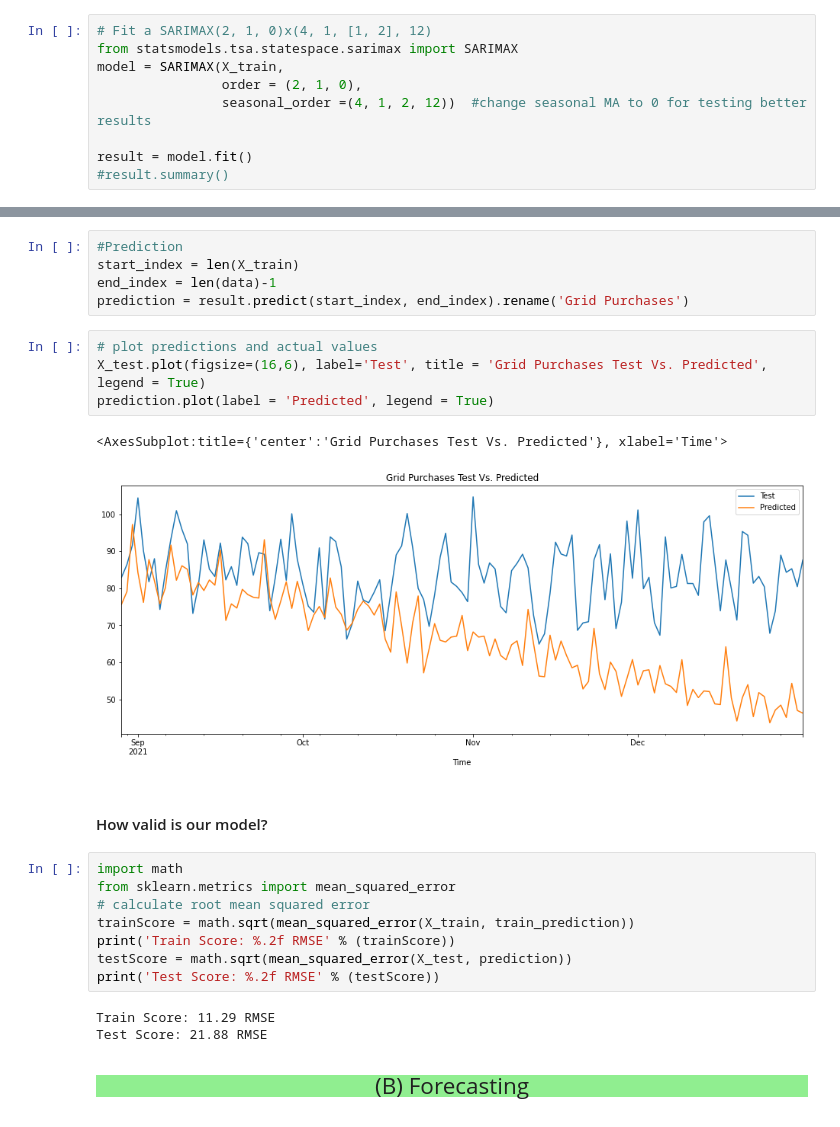
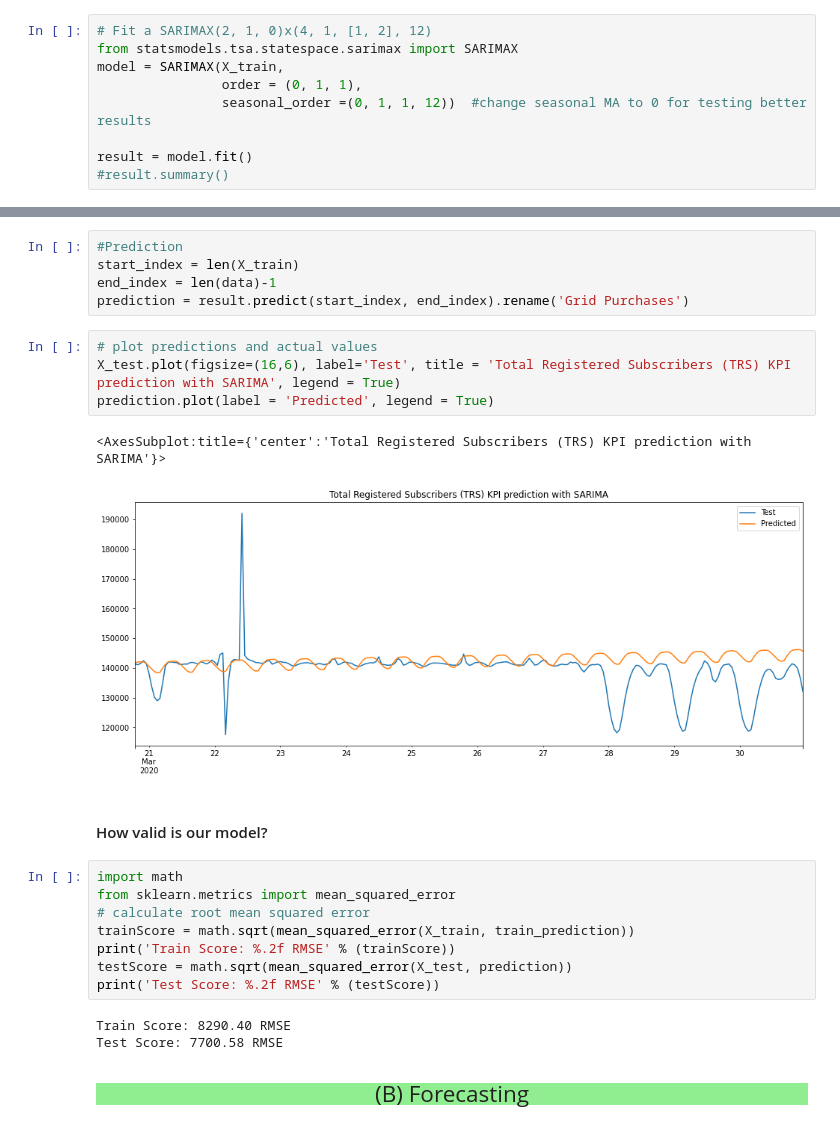
Before and after one commit to shoaib-intro/AIML, a Jupyter notebook: SARIMA.ipynb, the cells around one changed output, grey strips where cells are left out. Cells and saved outputs as stored; diff of their text form.

Commit message:
SARIMA general

```diff
--- a/SARIMA.ipynb
+++ b/SARIMA.ipynb
@@ -245,8 +245,8 @@ X_train, X_test = data[0:size], data[size:len(data)]
 # Fit a SARIMAX(2, 1, 0)x(4, 1, [1, 2], 12)
 from statsmodels.tsa.statespace.sarimax import SARIMAX
 model = SARIMAX(X_train,
-                order = (2, 1, 0),
-                seasonal_order =(4, 1, 2, 12))  #change seasonal MA to 0 for testing better results
+                order = (0, 1, 1),
+                seasonal_order =(0, 1, 1, 12))  #change seasonal MA to 0 for testing better results
 
 result = model.fit()
 #result.summary()
@@ -265,11 +265,11 @@ end_index = len(data)-1
 prediction = result.predict(start_index, end_index).rename('Grid Purchases')
 # %%
 # plot predictions and actual values
-X_test.plot(figsize=(16,6), label='Test', title = 'Grid Purchases Test Vs. Predicted', legend = True)
+X_test.plot(figsize=(16,6), label='Test', title = 'Total Registered Subscribers (TRS) KPI prediction with SARIMA', legend = True)
 prediction.plot(label = 'Predicted', legend = True)
 # %% [output]
-<AxesSubplot:title={'center':'Grid Purchases Test Vs. Predicted'}, xlabel='Time'>
+<AxesSubplot:title={'center':'Total Registered Subscribers (TRS) KPI prediction with SARIMA'}>
-[figure, old version]
+[figure, new version]
 # %% [markdown]
 #### How valid is our model?
 # %%
@@ -281,8 +281,8 @@ print('Train Score: %.2f RMSE' % (trainScore))
 testScore = math.sqrt(mean_squared_error(X_test, prediction))
 print('Test Score: %.2f RMSE' % (testScore))
 # %% [output]
-Train Score: 11.29 RMSE
-Test Score: 21.88 RMSE
+Train Score: 8290.40 RMSE
+Test Score: 7700.58 RMSE
 # %% [markdown]
 <a id ='3.0'></a>
 <p style="background-color:lightgreen; font-family:newtimeroman; font-size:150%; text-align:center">(B) Forecasting</p>
```
Also changed, not shown: parts of 4 cells of this notebook.
